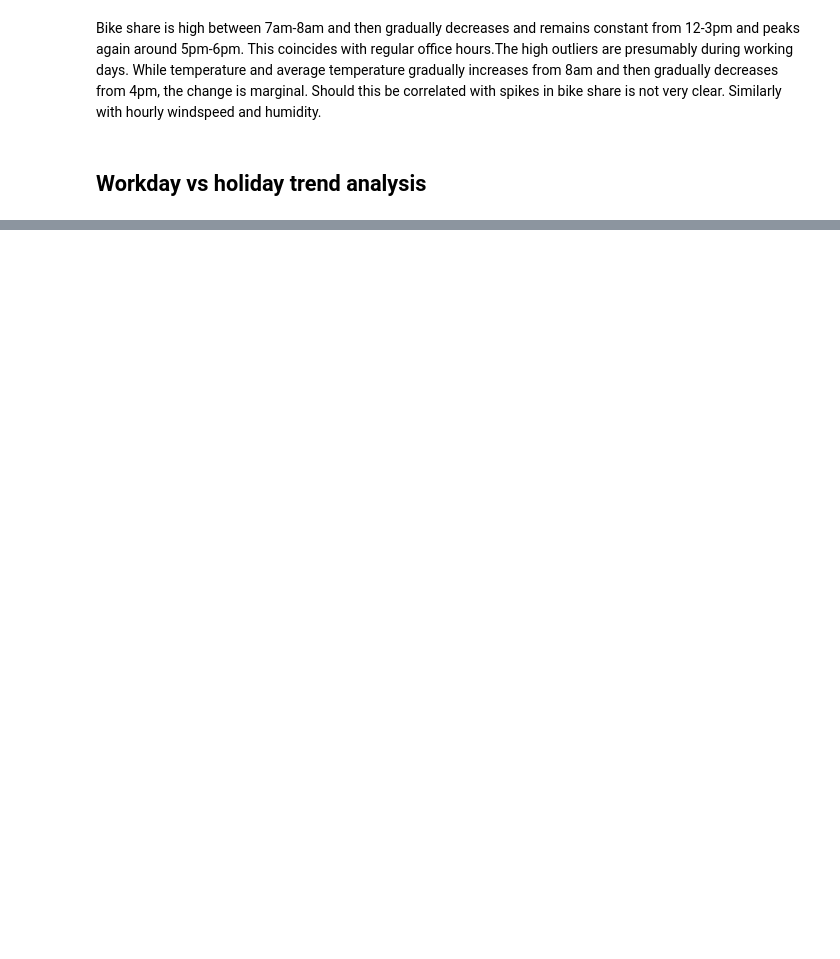
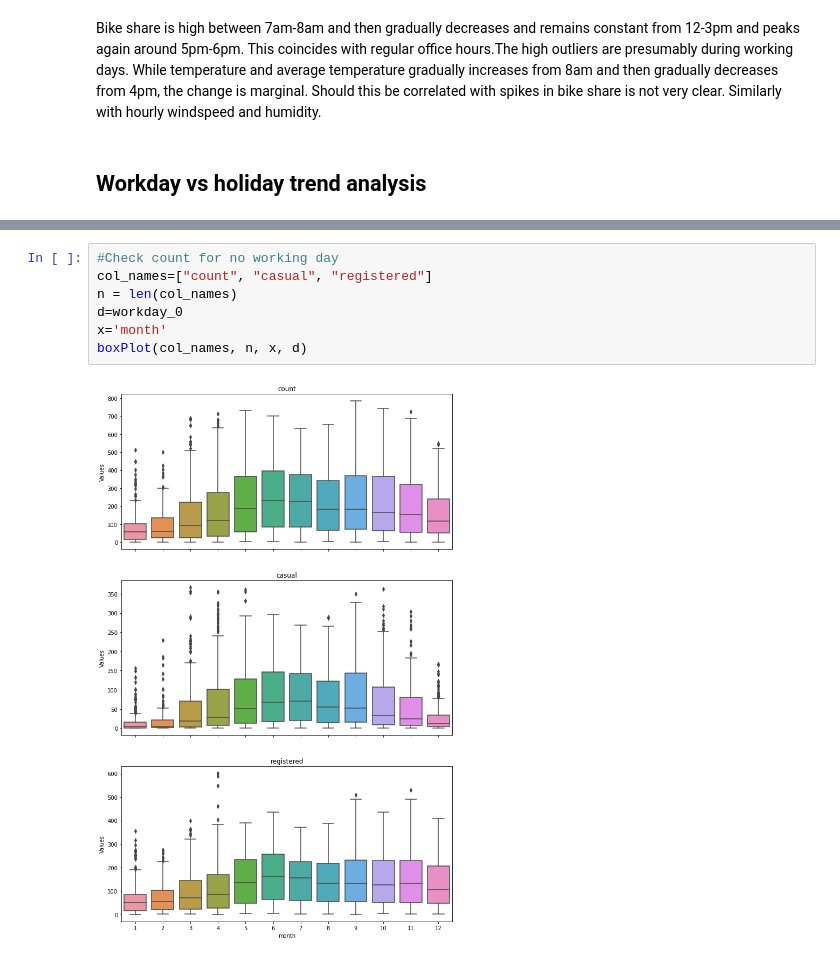
Before and after one commit to Harmeet2504/timeseries, a Jupyter notebook: Bike_share_analysis/bike_timeseries_EDA.ipynb, the cells around one changed output, grey strips where cells are left out. Saved outputs shown, nothing was run; the diff lists cells and outputs as text; blank space fills up the shorter version.

```diff
--- a/Bike_share_analysis/bike_timeseries_EDA.ipynb
+++ b/Bike_share_analysis/bike_timeseries_EDA.ipynb
@@ -206,0 +227,9 @@ data["workingday"].plot(figsize=(11,4))
+# %%
+#Check count for no working day
+col_names=["count", "casual", "registered"]
+n = len(col_names)
+d=workday_0
+x='month'
+boxPlot(col_names, n, x, d)
+# %% [output]
+[figure, added]
```
Also changed, not shown: parts of 27 cells of this notebook.
